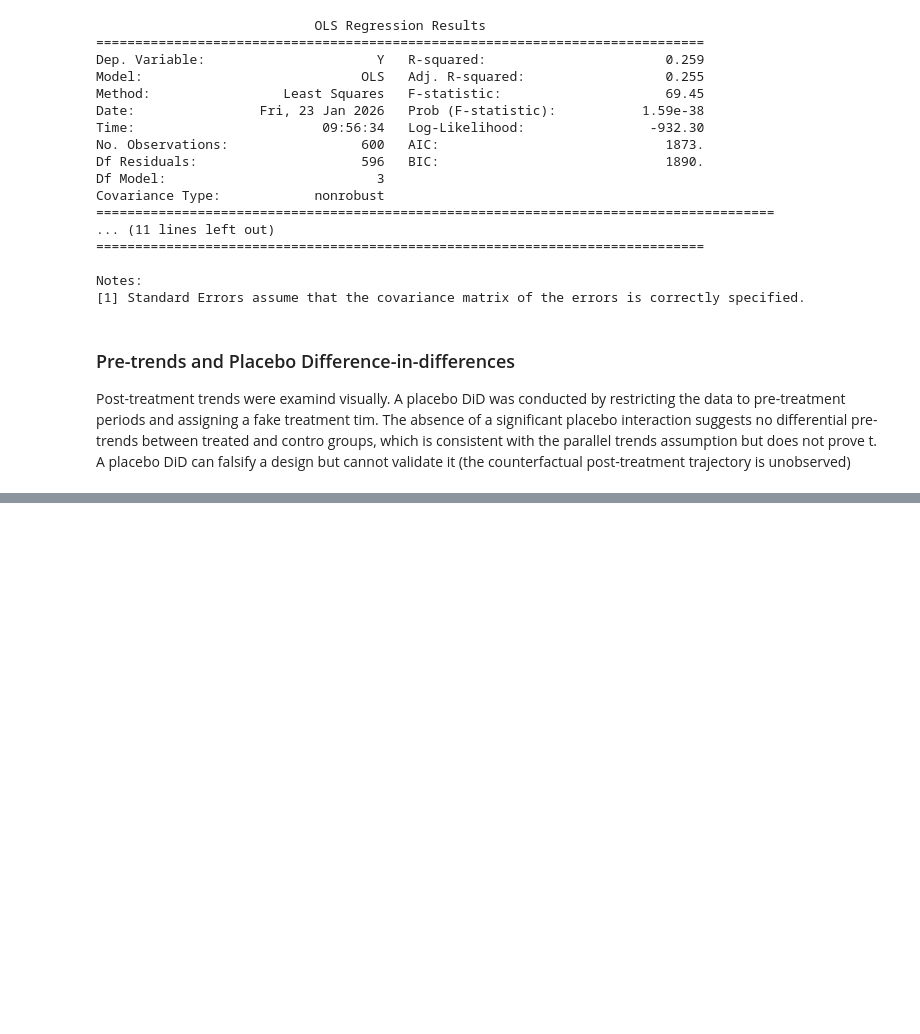
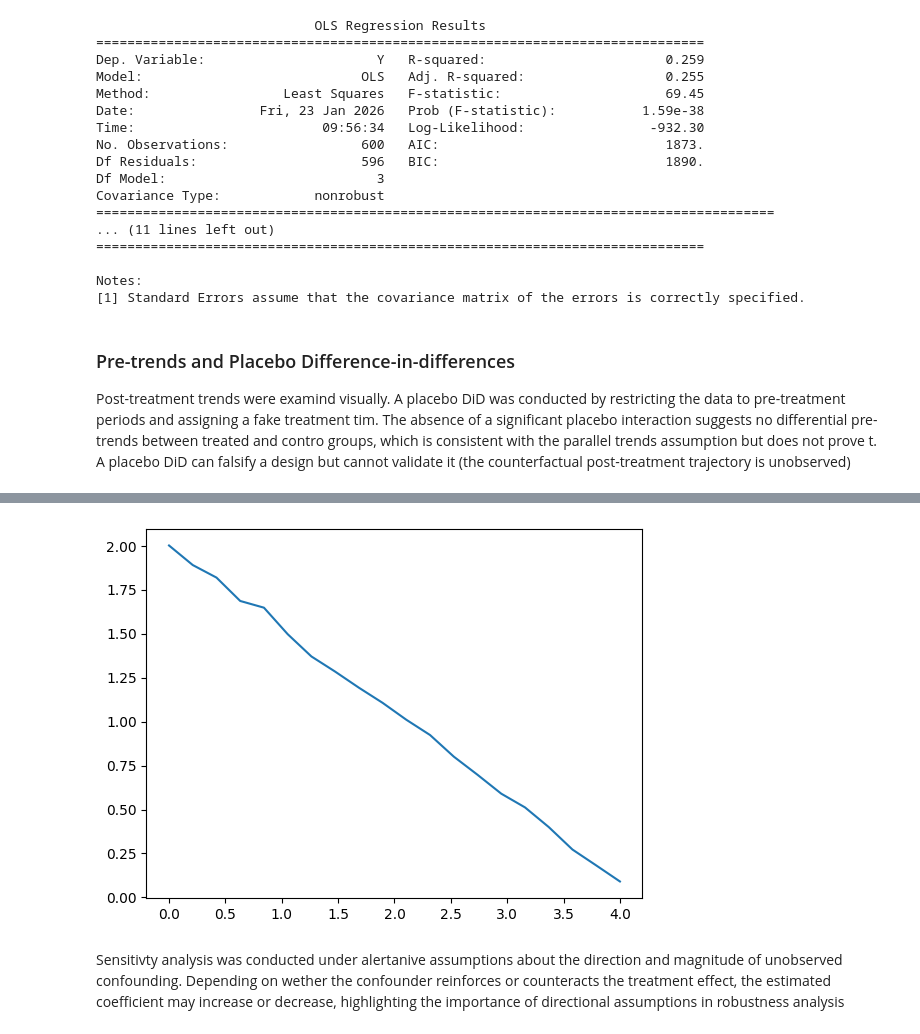
Before and after one commit to julie-dfx/causal-decision-analytics, a Jupyter notebook: 00_reboot_03_causal_identification.ipynb, the cells around one changed output, grey strips where cells are left out. Saved outputs shown, nothing was run; the diff lists cells and outputs as text; code cells hidden in the pictures; blank space fills up the shorter version.

Commit message:
day14 sensitivity analysis

```diff
--- a/00_reboot_03_causal_identification.ipynb
+++ b/00_reboot_03_causal_identification.ipynb
@@ -734,0 +851,10 @@ A placebo DiD can falsify a design but cannot validate it (the counterfactual po
+# %%
+#create a loop
+effects = []
+strengths = np.linspace(0, 4, 20)
+for strength in strengths:
+  Y_alt = 2.0 * X + 2.0 * Z - strength * U + np.random.normal(0, 1, n) #negative confounding
+  res_alt = sm.OLS(Y_alt, sm.add_constant(np.column_stack([X, Z]))).fit()
+  effects.append(res_alt.params[1])
+
+effects
@@ -734,0 +882,12 @@ A placebo DiD can falsify a design but cannot validate it (the counterfactual po
+# %%
+import matplotlib.pyplot as plt
+
+plt.plot(strengths, effects)
+plt.show()
+
+#at strength = 0, estimate ~2 ; then causal effect decreases while strength increases, may cross zero at some point
+#this answers "how strong would the unobserved confounding need to be to overturn the conclusions?"
+# %% [output]
+[figure, added]
+# %% [markdown]
+Sensitivty analysis was conducted under alertanive assumptions about the direction and magnitude of unobserved confounding. Depending on wether the confounder reinforces or counteracts the treatment effect, the estimated coefficient may increase or decrease, highlighting the importance of directional assumptions in robustness analysis
```
Also changed, not shown: parts of 10 cells of this notebook.
